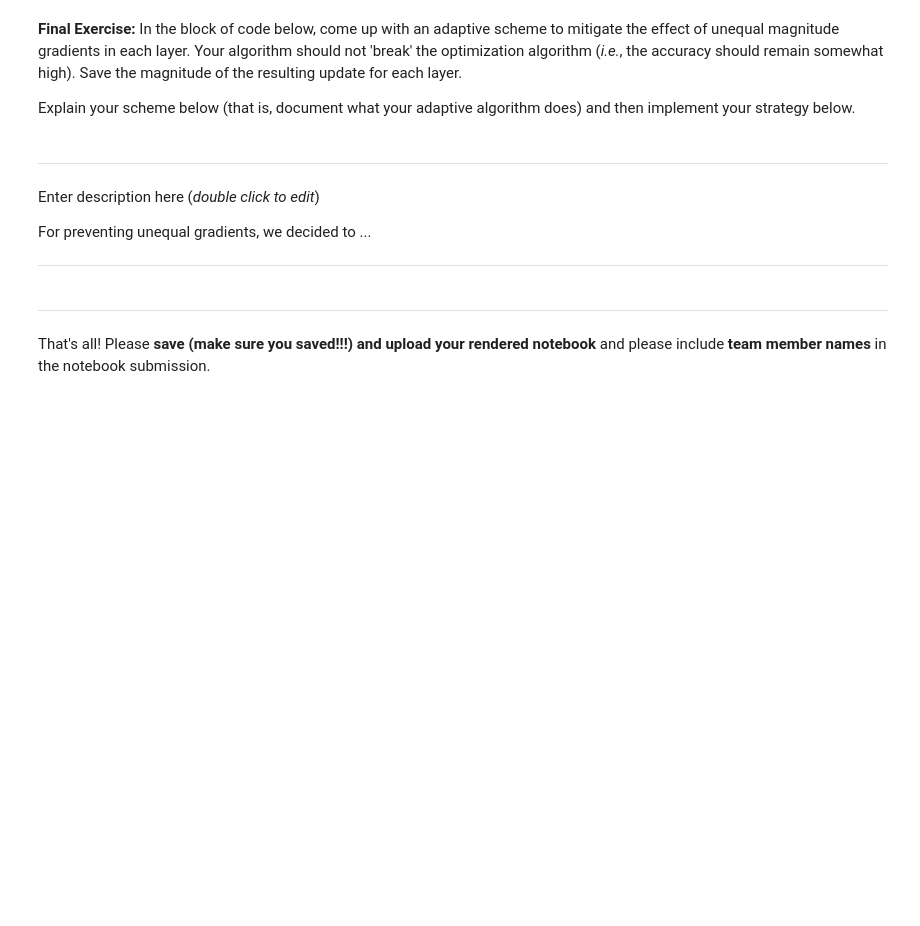
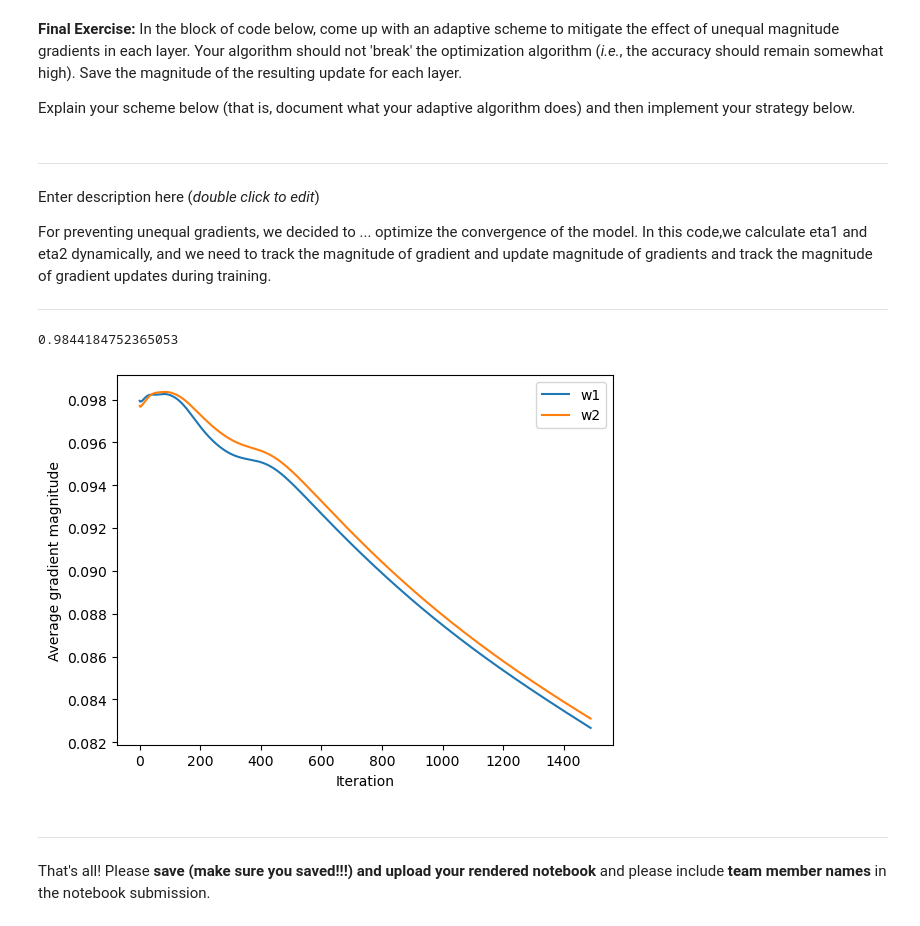
Before and after one commit to magca-22/Fliped_Module_2, a Jupyter notebook: ICA2_MachineLearning (1) (1).ipynb, the cells around one changed output. Drawn from its saved outputs; the diff is of its cells as text; code cells hidden in the pictures; blank space fills up the shorter version.

```diff
--- a/ICA2_MachineLearning (1) (1).ipynb
+++ b/ICA2_MachineLearning (1) (1).ipynb
@@ -359,7 +311,8 @@ class TwoLayerPerceptron(TwoLayerPerceptronBase):
             # Track the magnitude of the gradient
             #self.grad_w1_[i] = ???
             #self.grad_w2_[i] = ???
-
+            self.grad_w1_[i] = np.linalg.norm(gradW1)
+            self.grad_w2_[i] = np.linalg.norm(gradW2)
             #------------------------------------------
 
             self.W1 -= self.eta * gradW1
@@ -408,10 +361,8 @@ class TwoLayerPerceptronVect(TwoLayerPerceptron):
         #---------------------------------
         # calculate the sensitivities
         # NOTE: be sure to use parentheses for correct order of operations...
-        V2 = -2(Y_enc - A3) * A3 * (1 - A3)        #need v2 before you can calculate v1
-
-        Transposed_W2 = zip(*W2)
-        V1 = A2 * (1 - A2) * Transposed_W2 * V2
+        V2 = -2 * (Y_enc - A3) * A3 * (1 - A3)
+        V1 = (W2.T @ V2) * A2 * (1 - A2)
         #---------------------------------
 
         # Use of sensitivity is calculated for you here
@@ -478,7 +433,7 @@ Explain your scheme below (that is, document what your adaptive algorithm does)
 ___
 Enter description here (*double click to edit*)
 
-For preventing unequal gradients, we decided to ...
+For preventing unequal gradients, we decided to ... optimize the convergence of the model. In this code,we calculate eta1 and eta2 dynamically, and we need to track the magnitude of gradient and update magnitude of gradients and track the magnitude of gradient updates during training.
 
 ___
 # %%
@@ -539,7 +494,11 @@ class TwoLayerPerceptronNew(TwoLayerPerceptronVect):
 
             # eta1 = ??? #(new dynamic eta values)
             # eta2 = ??? #(how should these be calculated???)
+            self.grad_w1_[i] = np.linalg.norm(gradW1)
+            self.grad_w2_[i] = np.linalg.norm(gradW2)
 
+            eta1 = 0.1 / (1.0 + self.grad_w1_[i])
+            eta2 = 0.1 / (1.0 + self.grad_w2_[i])
             #------------------------------------------
 
             self.W1 -= self.eta * gradW1
@@ -551,34 +510,40 @@ class TwoLayerPerceptronNew(TwoLayerPerceptronVect):
             # ENTER YOUR CODE HERE
             # Track the magnitude of the gradient update here
             # This should be AFTER applying your dynamic scaling
             # That is, you SHOULD include eta here.
 
             #self.update_w1_[i] = ???
             #self.update_w2_[i] = ???
-
+            updateW1 = eta1 * gradW1
+            updateW2 = eta2 * gradW2
+            self.update_w1_[i] = np.linalg.norm(updateW1)
+            self.update_w2_[i] = np.linalg.norm(updateW2)
             #------------------------------------------
 
 
         return self
 
 
 
 clf2 = TwoLayerPerceptronNew(n_hidden=10, epochs=1500, eta=0.001)
 clf2.fit(X,y)
 
 from sklearn.metrics import accuracy_score
 yhat = clf2.predict(X)
 # the accuracy of the classifier should remain high!
 # Do not let your dynamic updates make the classifier worse...
 print(accuracy_score(y,yhat))
 
 ax = plt.subplot(1,1,1)
 plt.plot(np.abs(clf2.update_w1_[10:]), label='w1')
 plt.plot(np.abs(clf2.update_w2_[10:]), label='w2')
 plt.legend()
 plt.ylabel('Average gradient magnitude')
 plt.xlabel('Iteration')
 plt.show()
+# %% [output]
+0.9844184752365053
+[figure, added]
 # %% [markdown]
 ________________________________________________________________________________________________________
 
```
Also changed, not shown: parts of 5 cells of this notebook.
